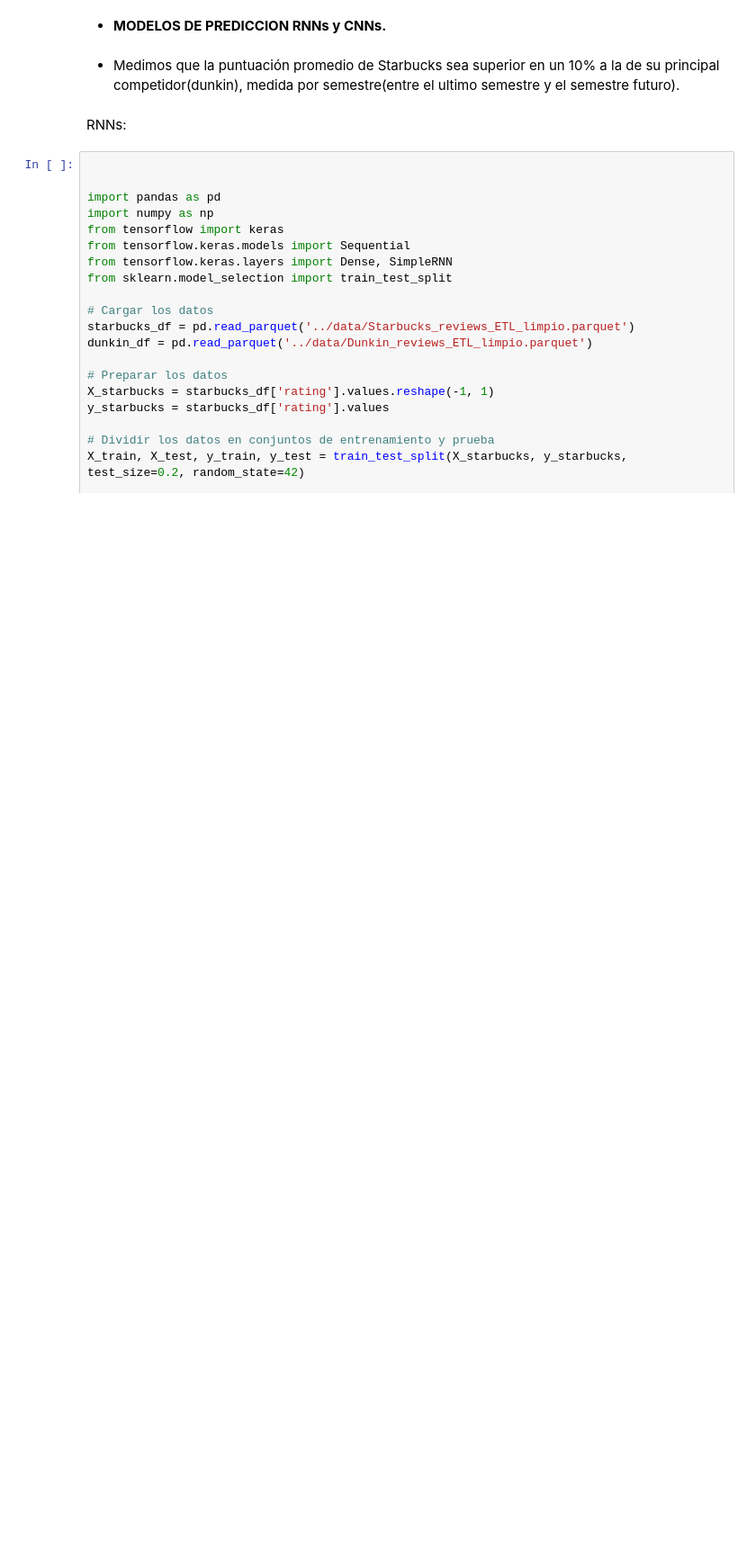
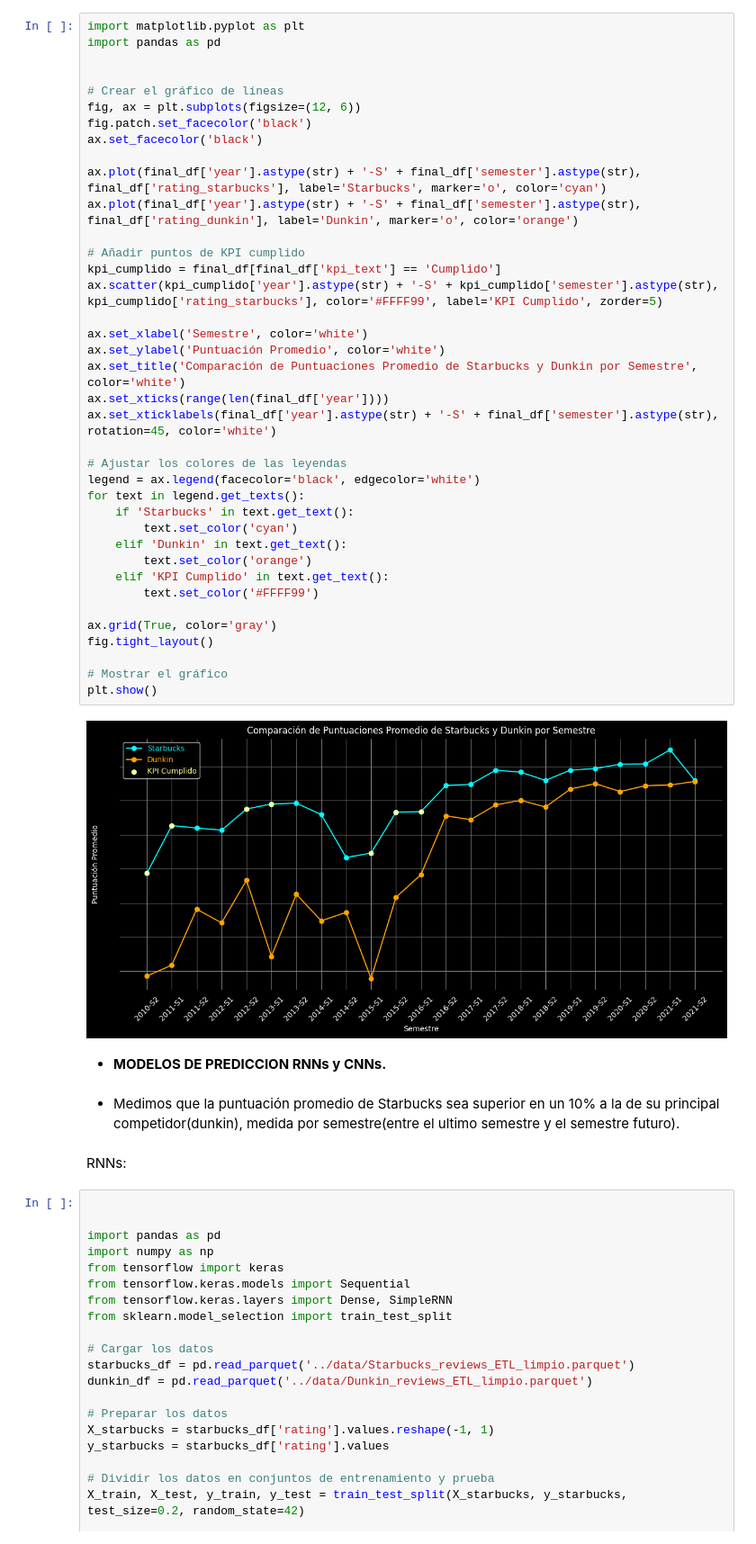
Before and after one commit to RadTorino/Starbucks_Analysis, a Jupyter notebook: google/notebooks/kpis.ipynb, the cells around one changed output. Shown at 90% size. Drawn from its saved outputs; the diff is of its cells as text; blank space fills up the shorter version.

```diff
--- a/google/notebooks/kpis.ipynb
+++ b/google/notebooks/kpis.ipynb
@@ -46,3 +471,43 @@ La palabra "slow" se repite: 2283.0 veces en la columna "text".
+# %%
+import matplotlib.pyplot as plt
+import pandas as pd
+
+
+# Crear el gráfico de líneas
+fig, ax = plt.subplots(figsize=(12, 6))
+fig.patch.set_facecolor('black')
+ax.set_facecolor('black')
+
+ax.plot(final_df['year'].astype(str) + '-S' + final_df['semester'].astype(str), final_df['rating_starbucks'], label='Starbucks', marker='o', color='cyan')
+ax.plot(final_df['year'].astype(str) + '-S' + final_df['semester'].astype(str), final_df['rating_dunkin'], label='Dunkin', marker='o', color='orange')
+
+# Añadir puntos de KPI cumplido
+kpi_cumplido = final_df[final_df['kpi_text'] == 'Cumplido']
+ax.scatter(kpi_cumplido['year'].astype(str) + '-S' + kpi_cumplido['semester'].astype(str), kpi_cumplido['rating_starbucks'], color='#FFFF99', label='KPI Cumplido', zorder=5)
+
+ax.set_xlabel('Semestre', color='white')
+ax.set_ylabel('Puntuación Promedio', color='white')
+ax.set_title('Comparación de Puntuaciones Promedio de Starbucks y Dunkin por Semestre', color='white')
+ax.set_xticks(range(len(final_df['year'])))
+ax.set_xticklabels(final_df['year'].astype(str) + '-S' + final_df['semester'].astype(str), rotation=45, color='white')
+
+# Ajustar los colores de las leyendas
+legend = ax.legend(facecolor='black', edgecolor='white')
+for text in legend.get_texts():
+    if 'Starbucks' in text.get_text():
+        text.set_color('cyan')
+    elif 'Dunkin' in text.get_text():
+        text.set_color('orange')
+    elif 'KPI Cumplido' in text.get_text():
+        text.set_color('#FFFF99')
+
+ax.grid(True, color='gray')
+fig.tight_layout()
+
+# Mostrar el gráfico
+plt.show()
+# %% [output]
+[figure, added]
 # %% [markdown]
 - **MODELOS DE PREDICCION RNNs y CNNs.**
 # %% [markdown]
```
Also changed, not shown: parts of 23 cells of this notebook, 2 other files.
